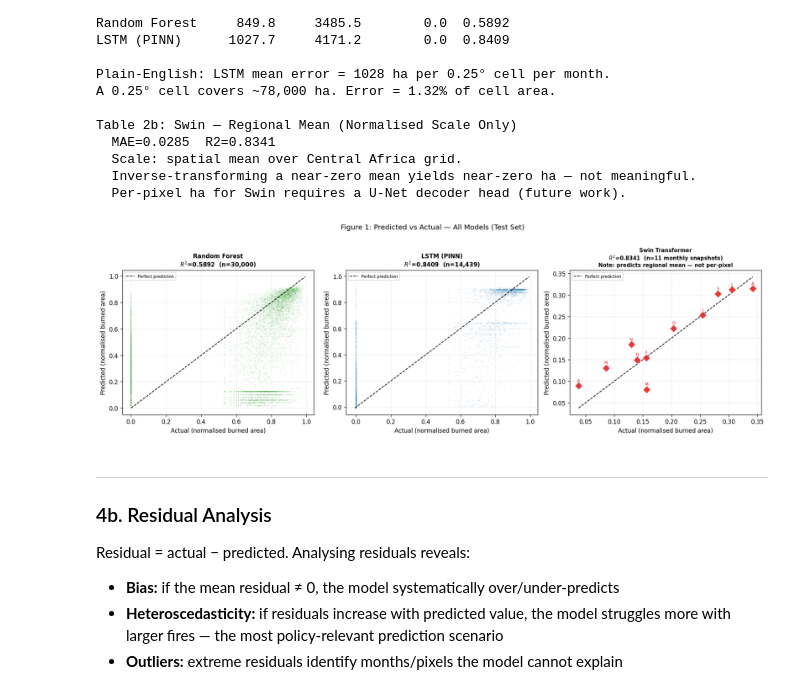
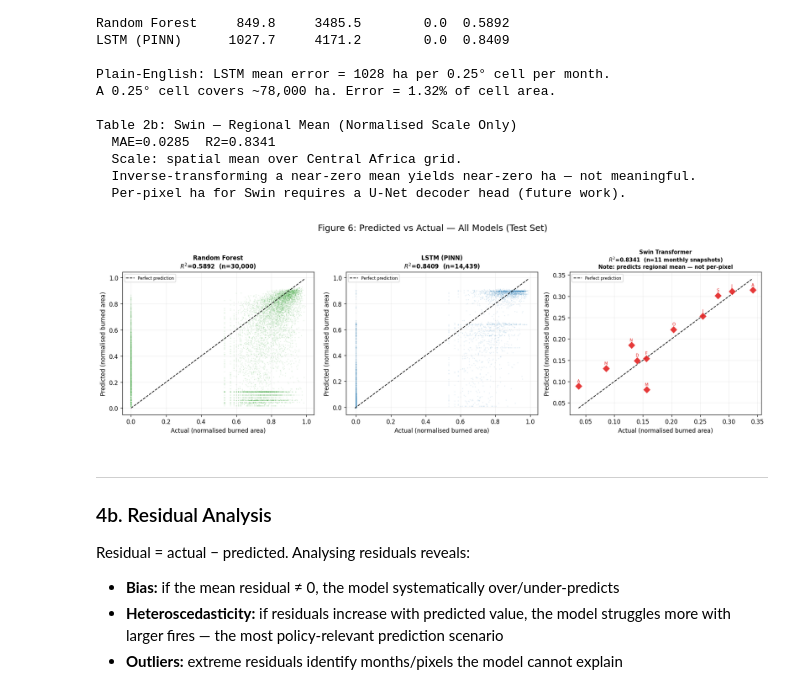
Before and after one commit to IshaqueAli25/Sustainable-Wildfire-Prediction-AI, a Jupyter notebook: 4_Evaluation_and_XAI.ipynb, the cells around one changed output. Saved outputs shown, nothing was run; the diff lists cells and outputs as text; code cells hidden in the pictures.

```diff
--- a/4_Evaluation_and_XAI.ipynb
+++ b/4_Evaluation_and_XAI.ipynb
@@ -465,35 +465,35 @@ for ax, (name, yt, yp, col) in zip(axes, data):
 
     r2 = r2_score(yt, yp)
     n  = len(yt)
     ax.set_title(f'{name}\n$R^2$={r2:.4f}  (n={n:,})', fontweight='bold', fontsize=10)
     ax.set_xlabel('Actual (normalised burned area)')
     ax.set_ylabel('Predicted (normalised burned area)')
     ax.legend(fontsize=7)
     ax.grid(True, alpha=0.2)
 
     # For Swin: annotate each point with its month number
     if is_swin:
         import pandas as pd
         test_times = pd.to_datetime(test_ds.time.values[1:])  # lag=1 offset
         month_labels_short = ['J','F','M','A','M','J','J','A','S','O','N','D']
         for j, (x, y) in enumerate(zip(yt, yp)):
             if j < len(test_times):
                 m = test_times[j].month - 1
                 ax.annotate(month_labels_short[m], (x, y),
                             fontsize=7, ha='center', va='bottom',
                             xytext=(0, 5), textcoords='offset points', color=col)
         ax.set_title(
             f'{name}\n$R^2$={r2:.4f}  (n={n} monthly snapshots)\n'
             f'Note: predicts regional mean — not per-pixel',
             fontweight='bold', fontsize=9
         )
 
-plt.suptitle('Figure 1: Predicted vs Actual — All Models (Test Set)', fontsize=12, y=1.02)
+plt.suptitle('Figure 6: Predicted vs Actual — All Models (Test Set)', fontsize=15, y=1.02)
 plt.tight_layout()
 plt.savefig(os.path.join(FIG_PATH, 'fig_pred_vs_actual.png'), dpi=150, bbox_inches='tight')
 plt.show()
 # %% [output]
-[figure, old version]
+[figure, new version]
 # %% [markdown]
 ---
 ### 4b. Residual Analysis
```
Also changed, not shown: parts of 7 cells of this notebook, 2 other files.
